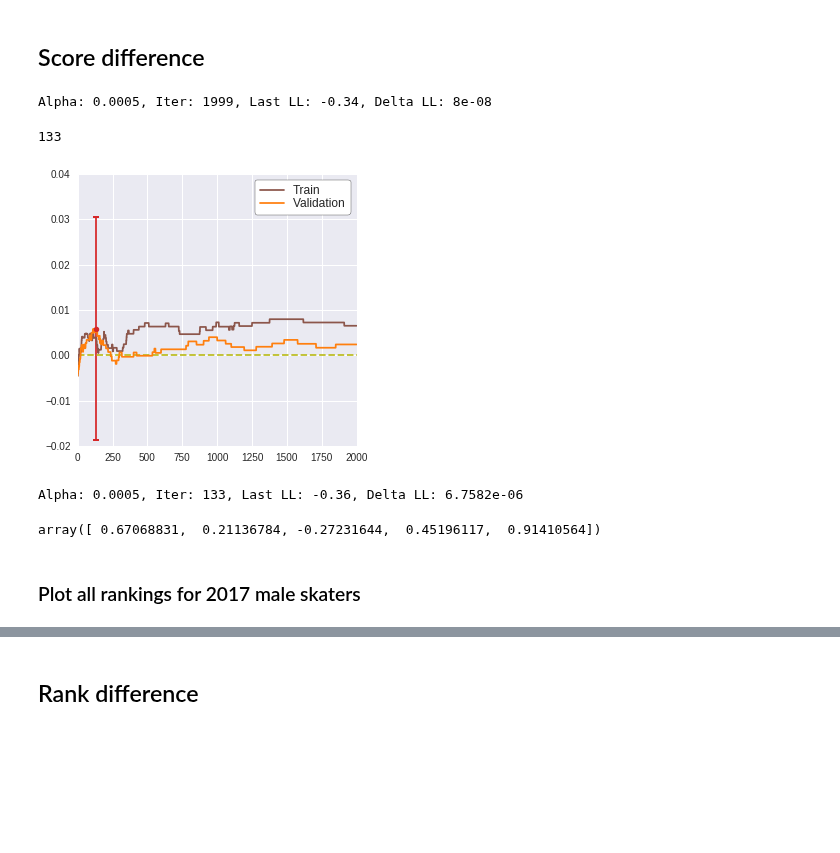
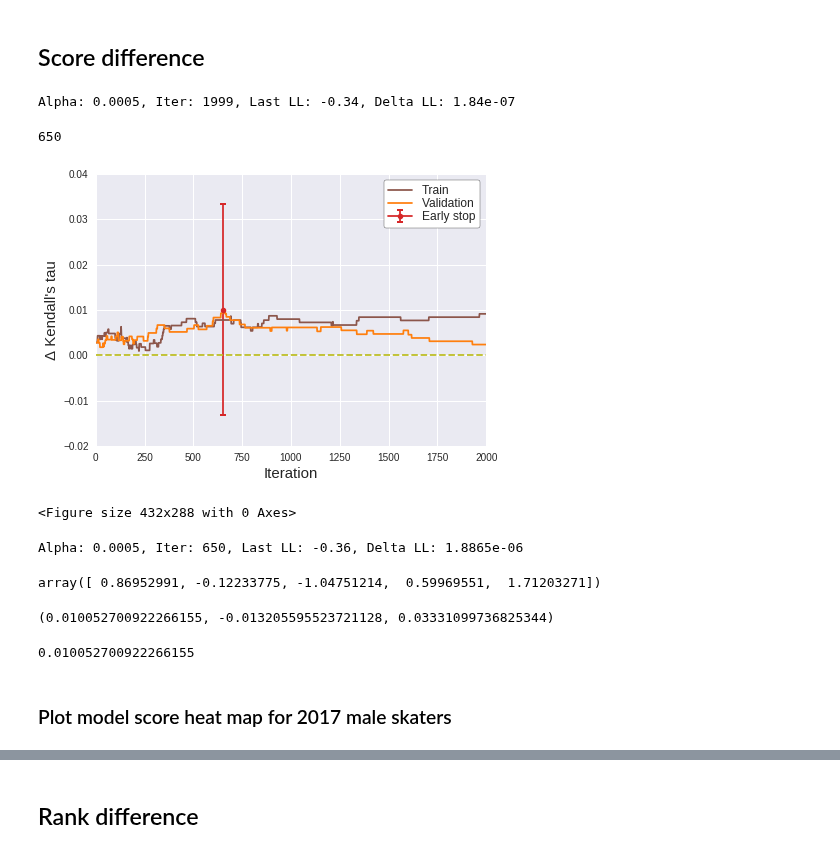
Before and after one commit to khanhnguyendata/skate_predict, a Jupyter notebook: analysis_part6.ipynb, the cells around one changed output, grey strips where cells are left out. Saved outputs shown, nothing was run; the diff lists cells and outputs as text; code cells hidden in the pictures; blank space fills up the shorter version.

```diff
--- a/analysis_part6.ipynb
+++ b/analysis_part6.ipynb
@@ -162,0 +165,18 @@ def build_borda_score(season_scores, world_scores, skater_scores):
+# %%
+skater_names = ['Yuzuru, HANYU', 'Javier, FERNANDEZ', 'Misha, GE', 'Alexander, MAJOROV', 'Keiji, TANAKA']
+skater_scores = all_skater_scores[2017].loc[skater_names]
+skater_scores = (skater_scores - skater_scores.mean(axis=0)) / skater_scores.std(axis=0)
+skater_names, method_names = skater_scores.index, skater_scores.columns
+new_skater_scores = []
+for i, (col_name, col) in enumerate(skater_scores.iteritems()):
+    new_skater_scores.append(col.sample(len(col), replace=False, random_state=i+1).values)
+skater_scores = pd.DataFrame(new_skater_scores, columns=skater_names, index=method_names).T
+skater_scores = skater_scores.iloc[[2, 3, 1, 0, 4], :]
+skater_scores.index = skater_names
+# %%
+skater_scores = skater_scores.reindex(['Yuzuru, HANYU', 'Javier, FERNANDEZ', 'Keiji, TANAKA', 'Misha, GE', 'Alexander, MAJOROV'])
+X = np.array(list(skater1 - skater2 for skater1, skater2 in combinations(skater_scores.values, 2)))
+world_ranking = ['HANYU', 'FERNANDEZ', 'TANAKA', 'GE', 'MAJOROV']
+X = pd.DataFrame(X, index=list(f'{skater1}, {skater2}' for skater1, skater2 in combinations(world_ranking, 2)))
+X.to_csv('viz/X_log_ensemble.csv')
+X
@@ -258,26 +290,30 @@ for log_log1, log_log2 in zip(log_gen1, log_gen2):
     avg_dtaus_val.append(np.mean(list(dtaus_val.values())))
     std_dtaus_val.append(np.std(list(dtaus_val.values())))
 # %% [output]
-Alpha: 0.0005, Iter: 1999, Last LL: -0.34, Delta LL: 8e-08
+Alpha: 0.0005, Iter: 1999, Last LL: -0.34, Delta LL: 1.84e-07
 # %%
 max_val_iter_log = np.argmax(avg_dtaus_val)
 max_val_iter_log
 # %% [output]
-133
+650
 # %%
-fig, ax = plt.subplots(figsize=(5, 5))
+fig, ax = plt.subplots(figsize=(7, 5))
 ax.axhline(0, color='tab:olive', ls='--')
 ax.plot(avg_dtaus_train, color='tab:brown', label='Train')
 ax.plot(avg_dtaus_val, color='tab:orange', label='Validation')
-ax.errorbar(max_val_iter_log, avg_dtaus_val[max_val_iter_log], ci_multiplier*std_dtaus_val[max_val_iter_log], color='tab:red', fmt='.-', **errorbar_opts)
+ax.errorbar(max_val_iter_log, avg_dtaus_val[max_val_iter_log], ci_multiplier*std_dtaus_val[max_val_iter_log], color='tab:red', label='Early stop', fmt='.-', **errorbar_opts)
 ax.legend(**legend_opts)
 ax.set_xlim(0, 2000)
 ax.set_ylim(-0.02, 0.04)
+ax.set_xlabel('Iteration', fontsize=15)
+ax.set_ylabel("Δ Kendall's tau", fontsize=15)
 
 plt.show()
-fig.savefig('viz/male_log_ensemble_cv.png')
+plt.tight_layout()
+fig.savefig('viz/male_log_ensemble_cv.png', bbox_tight=True)
 # %% [output]
-[figure, old version]
+[figure, new version]
+<Figure size 432x288 with 0 Axes>
 # %%
 gamma1_max = gammas1[max_val_iter_log]
 gamma2_max = gammas2[max_val_iter_log]
@@ -285,5 +321,10 @@ X_train = np.vstack([stacked_X1, stacked_X2])
 gamma_train = log_gradient_ascent(X_train, alpha=0.0005, n_iter=max_val_iter_log+1)
 gamma_train
 # %% [output]
-Alpha: 0.0005, Iter: 133, Last LL: -0.36, Delta LL: 6.7582e-06
+Alpha: 0.0005, Iter: 650, Last LL: -0.36, Delta LL: 1.8865e-06
-array([ 0.67068831,  0.21136784, -0.27231644,  0.45196117,  0.91410564])
+array([ 0.86952991, -0.12233775, -1.04751214,  0.59969551,  1.71203271])
+# %%
+log_dtau_avg, log_dtau_std = avg_dtaus_val[max_val_iter_log], std_dtaus_val[max_val_iter_log]
+log_dtau_avg, log_dtau_avg - ci_multiplier * log_dtau_std, log_dtau_avg + ci_multiplier * log_dtau_std
+# %% [output]
+(0.010052700922266155, -0.013205595523721128, 0.03331099736825344)
@@ -290,2 +338,6 @@ array([ 0.67068831,  0.21136784, -0.27231644,  0.45196117,  0.91410564])
+# %%
+np.mean(list(dtaus_log.values()))
+# %% [output]
+0.010052700922266155
 # %% [markdown]
-### Plot all rankings for 2017 male skaters
+### Plot model score heat map for 2017 male skaters
```
Also changed, not shown: parts of 39 cells of this notebook, 22 other files.
